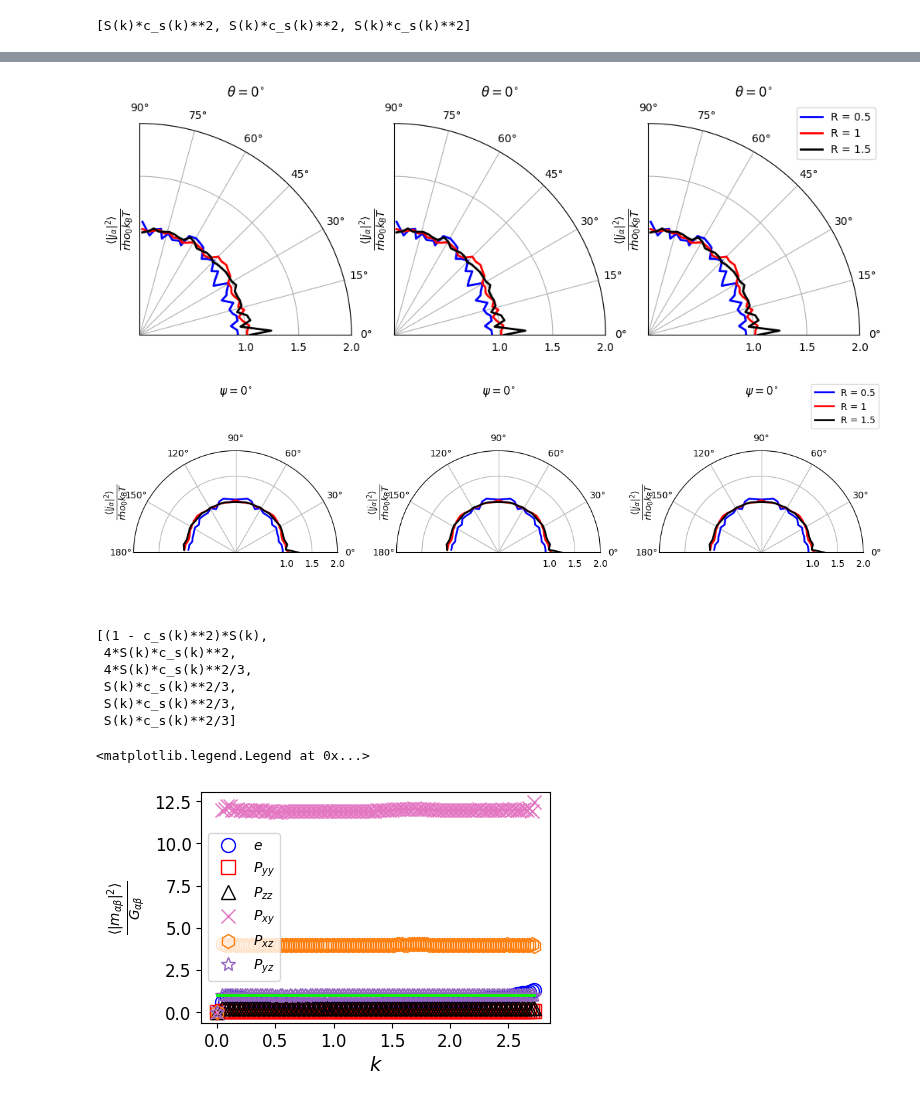
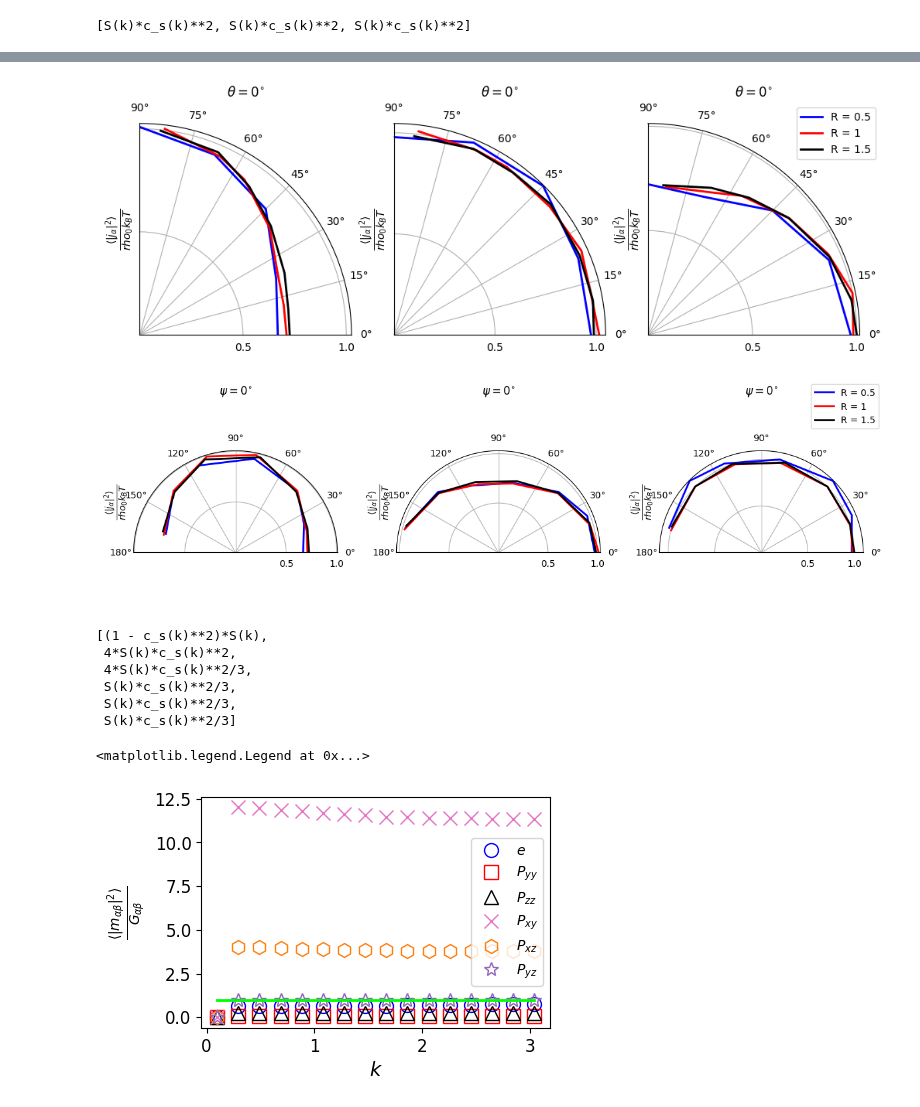
Before and after one commit to uschille/LBMeX, a Jupyter notebook: src_lbm/gross_validation/gross_validation.ipynb, the cells around one changed output, grey strips where cells are left out. Saved outputs shown, nothing was run; the diff lists cells and outputs as text; code cells hidden in the pictures.

```diff
--- a/src_lbm/gross_validation/gross_validation.ipynb
+++ b/src_lbm/gross_validation/gross_validation.ipynb
@@ -992,8 +896,8 @@ labels = [r"$\rho$"]
 rho_scale = lambda a, c: a*c
 
 for d in data:
-        x, y = spherically_averaged_shells(d, func = rho_scale)
-        x, y = make_bins(x, 16, to_bin2 = y)
+        x, y = spherically_averaged_structure_factor(d, scale_factor = 1, func = rho_scale)
+        x, y = make_bins(x, binsize, to_bin2 = y)
         ax.plot(x, y,
                 marker = markers[0], color = colors[0],
                 markerfacecolor = "None", markersize = 10,
@@ -1018,11 +922,11 @@ fig, pax = plt.subplots(1, 1, figsize = (sz, sz), subplot_kw={'projection': 'pol
 colors = ['b', "r", "k"]
 markers = ["o", "s", '^']
 
-radii = [0.5, 1, 1.5]
+radii = [0.5, 1.5, 2.5]
 
 t_angle = 0
 p_angle = 0
-binsize = (L//4)
+# binsize = 10
 
 for d in data:
     ax1 = tax
@@ -1043,13 +947,13 @@ for d in data:
         ax2.plot(angles, segment, color = colors[i], label = f"R = {r}",lw = 2)
 
 
-    ax1.set_rticks([1, 1.5, 2])
+    ax1.set_rticks([0.5, 1.0])
     ax1.set_thetalim([0, np.pi/2])
     ax1.set_ylabel(r"$\frac{ \langle | \rho(k) | ^2 \rangle }{S(k)}$", fontsize = 14)
     ax1.legend(loc = 'upper right', bbox_to_anchor=(1.1, 1.1), fancybox=True)
     ax1.set_title(r"$\theta = {{{0}}}^{{\circ}}$".format(t_angle))
 
-    ax2.set_rticks([1, 1.5, 2])
+    ax2.set_rticks([0.5, 1.0])
     ax2.set_thetalim([0, np.pi])
     ax2.set_ylabel(r"$\frac{ \langle | \rho(k) | ^2 \rangle }{S(k)}$", fontsize = 14)
     ax2.legend(loc = 'upper right', bbox_to_anchor=(1.1, 1.1), fancybox=True)
@@ -1065,8 +969,8 @@ G.diagonal()[1:4]
 [S(k)*c_s(k)**2, S(k)*c_s(k)**2, S(k)*c_s(k)**2]
 # %%
 data = [np.array(ad[('boxlib', 'struct_fact_ux_ux')]).reshape(L, L, L),
-        np.array(ad[('boxlib', 'struct_fact_ux_ux')]).reshape(L, L, L),
-        np.array(ad[('boxlib', 'struct_fact_ux_ux')]).reshape(L, L, L)]
+        np.array(ad[('boxlib', 'struct_fact_uy_uy')]).reshape(L, L, L),
+        np.array(ad[('boxlib', 'struct_fact_uz_uz')]).reshape(L, L, L)]
 
 ar = 1.5
 sz = 3
@@ -1076,10 +980,10 @@ colors = ['b', "r", "k"]
 markers = ["o", "s", '^']
 labels = [r"$u_x$", r"$u_y$", r"$u_z$"]
 
-rho_scale = lambda a, c: a*c
-
 for i, d in enumerate(data):
-        x, y = spherically_averaged_shells(d)
+        # x, y = spherically_averaged_shells(d)
+        x, y = spherically_averaged_structure_factor(d, scale_factor = 1)
+        x, y = make_bins(x, binsize, to_bin2 = y)
 
         ax.plot(x, y,
                 marker = markers[i], color = colors[i],
@@ -1109,7 +1013,7 @@ radii = [0.5, 1, 1.5]
 
 t_angle = 0
 p_angle = 0
-binsize = (L//4)
+# binsize = 10
 
 for j, d in enumerate(data):
     ax1 = tax[j]
@@ -1129,12 +1033,12 @@ for j, d in enumerate(data):
         angles, segment =  make_bins(angles, binsize, to_bin2 = segment)
         ax2.plot(angles, segment, color = colors[i], label = f"R = {r}",lw = 2)
 
-    ax1.set_rticks([1, 1.5, 2])
+    ax1.set_rticks([0.5, 1.0])
     ax1.set_thetalim([0, np.pi/2])
     ax1.set_ylabel(r"$\frac{ \langle | j_{\alpha} | ^2 \rangle }{rho_0 k_B T}$", fontsize = 14)
     ax1.set_title(r"$\theta = {{{0}}}^{{\circ}}$".format(t_angle))
 
-    ax2.set_rticks([1, 1.5, 2])
+    ax2.set_rticks([0.5, 1.0])
     ax2.set_thetalim([0, np.pi])
     ax2.set_ylabel(r"$\frac{ \langle | j_{\alpha} | ^2 \rangle }{rho_0 k_B T}$", fontsize = 14)
     ax2.set_title(r"$\psi = {{{0}}}^{{\circ}}$".format(p_angle))
@@ -1144,8 +1048,8 @@ ax2.legend(loc = 'upper right', bbox_to_anchor=(1.1, 1.1), fancybox=True)
 
 fig.tight_layout()
 # %% [output]
-[figure, old version]
+[figure, new version]
-[figure, old version]
+[figure, new version]
 # %%
 G.diagonal()[4:10]
 # %% [output]
@@ -1170,35 +1074,32 @@ fig, ax = plt.subplots(1, 1, figsize = (sz*ar, sz))
 colors = ['b', "r", "k", "tab:pink", "tab:orange", "tab:purple"]
 markers = ["o", "s", '^', "x", "h", "*"]
 labels = [r"$e$", r"$P_{yy}$", r"$P_{zz}$", r"$P_{xy}$", r"$P_{xz}$",r"$P_{yz}$"]
 
 scaling_functions = [lambda a, c: a*c/(1 - c), None, None, None, None, None]
 scaling_factors = [1, 4, 4/3, 1/3, 1/3, 1/3]
 
 # scaling_functions = np.roll(scaling_functions, shift = 2)
 # scaling_factors = np.roll(scaling_factors, shift = 2)
 
 # scaling_functions = [None, None, None, lambda a, c: a*(1 - c), None, None]
 # scaling_factors = [1/3, 1/3, 4/3, 1, 4, 1/3]
 
 for i, d in enumerate(data):
-        x, y = spherically_averaged_shells(d, scale_factor = scaling_factors[i], func=scaling_functions[i])
-
+        x, y = spherically_averaged_structure_factor(d, scale_factor = scaling_factors[i], func=scaling_functions[i])
         ax.plot(x, y,
                 marker = markers[i], color = colors[i],
                 markerfacecolor = "None", markersize = 10,
                 linestyle = "None", label = labels[i])
 
 ax.plot(x, [1]*x.size, 'lime', lw = 2)
 
 ax.set_xlabel(r"$k$", fontsize = 14)
 # ax.set_ylabel(r"$\frac{ \langle | \rho(k) | ^2 \rangle }{S(k)}$", fontsize = 14)
 ax.set_ylabel(r"$\frac{ \langle | m_{\alpha \beta} | ^2 \rangle }{G_{\alpha \beta}}$", fontsize = 14)
 
 ax.tick_params(axis='both', which='major', labelsize=12)
 ax.tick_params(axis='both', which='minor', labelsize=10)
 ax.legend()
-
-# ax.set_ylim([0, 5])
 # %% [output]
 <matplotlib.legend.Legend at 0x...>
-[figure, old version]
+[figure, new version]
```
Also changed, not shown: parts of 36 cells of this notebook, 4 other files.
